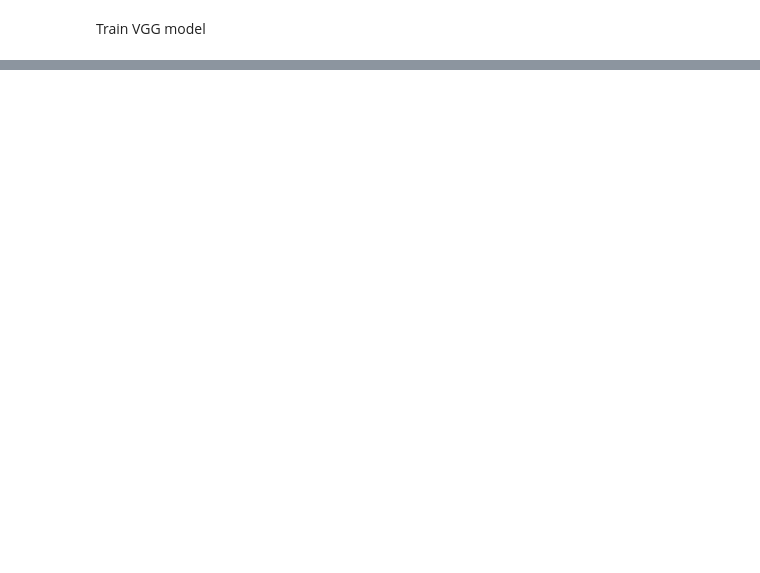
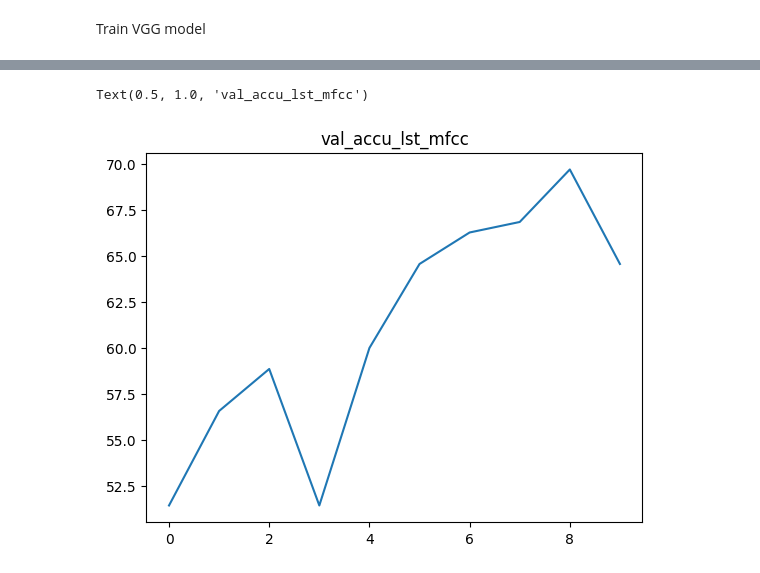
Before and after one commit to NimayRKumar/546_project, a Jupyter notebook: vgg_pretrained.ipynb, the cells around one changed output, grey strips where cells are left out. Saved outputs shown, nothing was run; the diff lists cells and outputs as text; code cells hidden in the pictures; blank space fills up the shorter version.

```diff
--- a/vgg_pretrained.ipynb
+++ b/vgg_pretrained.ipynb
@@ -154,0 +327,10 @@ RuntimeError: Given groups=1, weight of size [64, 3, 3, 3], expected input[1, 32
+# %%
+train_per_weight_update_mfcc, val_accu_lst_mfcc = train(
+    model_mfcc,
+    train_loader_mfcc,
+    test_loader_mfcc,
+    num_epochs,
+    criterion,
+    mfcc_model_save_path,
+    0.005
+)
@@ -154,0 +373,6 @@ RuntimeError: Given groups=1, weight of size [64, 3, 3, 3], expected input[1, 32
+# %%
+plt.plot(val_accu_lst_mfcc)
+plt.title("val_accu_lst_mfcc")
+# %% [output]
+Text(0.5, 1.0, 'val_accu_lst_mfcc')
+[figure, added]
```
Also changed, not shown: parts of 26 cells of this notebook, 1 other file.
